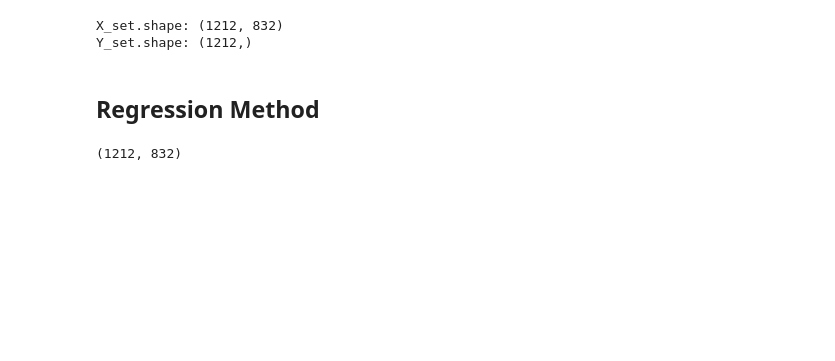
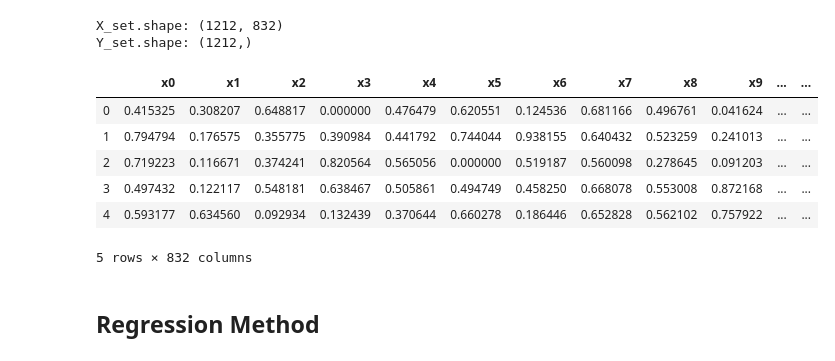
Before and after one commit to sally-xu-42/Three_pigeons, a Jupyter notebook: task1_sklearn.ipynb, the cells around one changed output. Drawn from its saved outputs; the diff is of its cells as text; code cells hidden in the pictures; blank space fills up the shorter version.

Commit message:
Update task1_sklearn.ipynb
Linear Regression

```diff
--- a/task1_sklearn.ipynb
+++ b/task1_sklearn.ipynb
@@ -102,18 +91,20 @@ print("Y_set.shape:", Y_set.shape)
 # %% [output]
 X_set.shape: (1212, 832)
 Y_set.shape: (1212,)
+# %%
+X_test = pd.read_csv('X_test.csv')
+index = X_test['id']
+X_test = X_test.drop(['id'], axis=1) #remove the id column
+X_test = (X_test-X_test.min())/(X_test.max()-X_test.min())
+X_test = X_test.fillna(0)
+X_test.head()
+# %% [output]
+|  | x0 | x1 | x2 | x3 | x4 | x5 | x6 | x7 | x8 | x9 | ... | ... |
+| 0 | 0.415325 | 0.308207 | 0.648817 | 0.000000 | 0.476479 | 0.620551 | 0.124536 | 0.681166 | 0.496761 | 0.041624 | ... | ... |
+| 1 | 0.794794 | 0.176575 | 0.355775 | 0.390984 | 0.441792 | 0.744044 | 0.938155 | 0.640432 | 0.523259 | 0.241013 | ... | ... |
+| 2 | 0.719223 | 0.116671 | 0.374241 | 0.820564 | 0.565056 | 0.000000 | 0.519187 | 0.560098 | 0.278645 | 0.091203 | ... | ... |
+| 3 | 0.497432 | 0.122117 | 0.548181 | 0.638467 | 0.505861 | 0.494749 | 0.458250 | 0.668078 | 0.553008 | 0.872168 | ... | ... |
+| 4 | 0.593177 | 0.634560 | 0.092934 | 0.132439 | 0.370644 | 0.660278 | 0.186446 | 0.652828 | 0.562102 | 0.757922 | ... | ... |
+5 rows × 832 columns
 # %% [markdown]
 ## Regression Method
-# %%
-LR = LinearRegression()
-
-
-#X_set.isnull().sum()
-X_set.isnull().sum()
-X_set.shape
-#print(X_set)
-#print("\n\n",Y_set)
-#LR.fit(X_set,Y_set)
-# y_prediction = LR.predict(test)
-# %% [output]
-(1212, 832)
```
Also changed, not shown: parts of 6 cells of this notebook.
